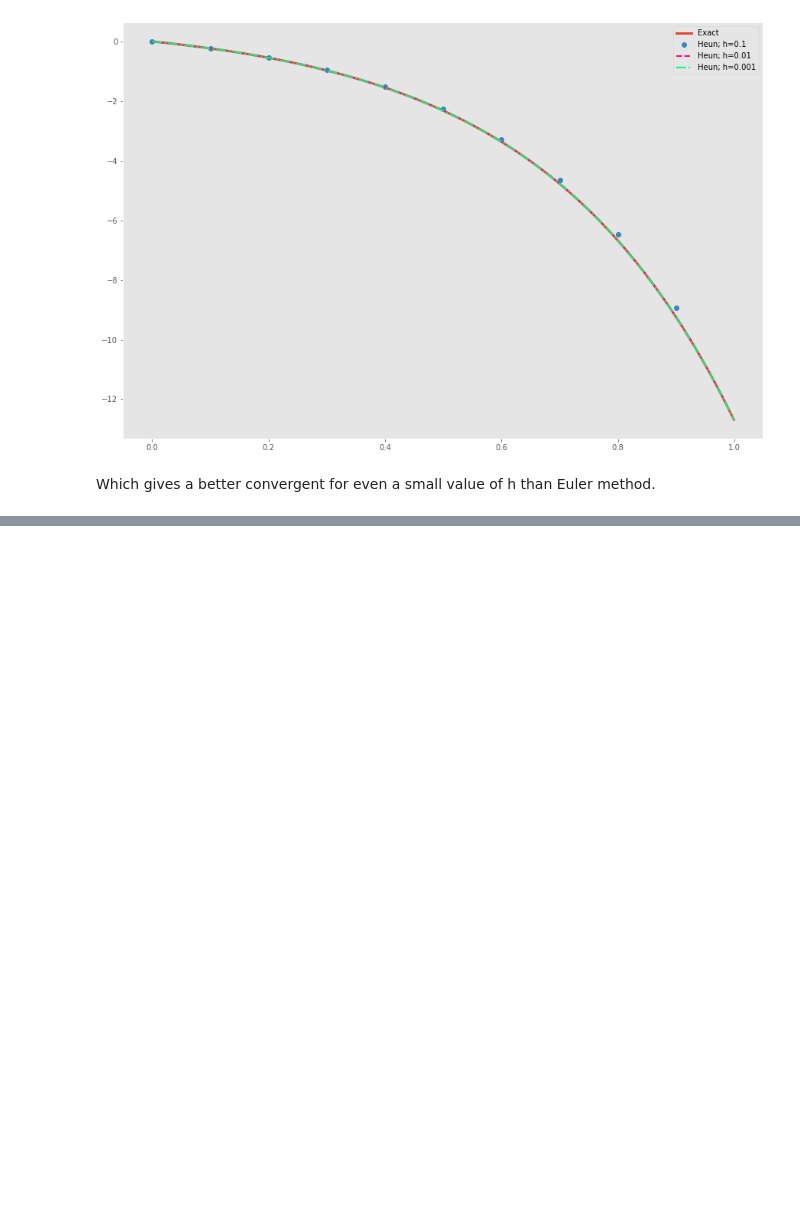
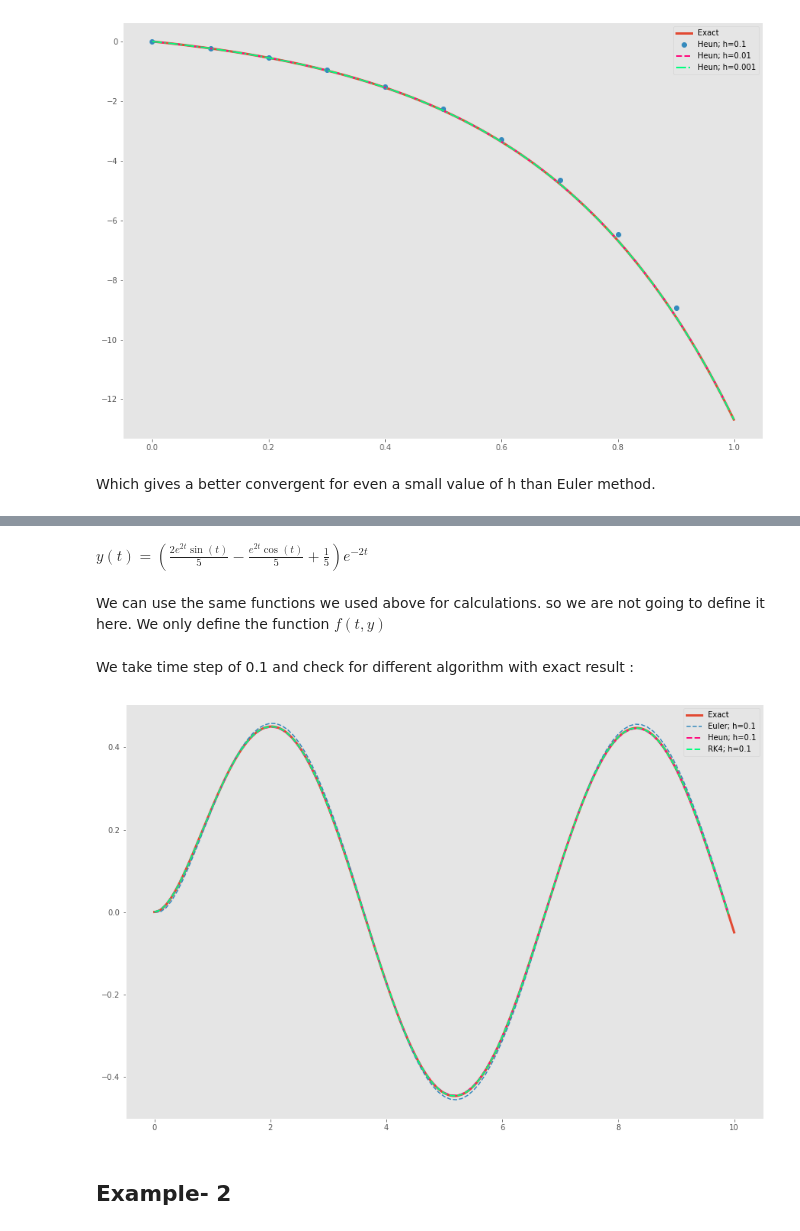
Before and after one commit to phy6boy/stochdynpy, a Jupyter notebook: B01_deterministic_de_1.ipynb, the cells around one changed output, grey strips where cells are left out. Drawn from its saved outputs; the diff is of its cells as text; code cells hidden in the pictures; blank space fills up the shorter version.

```diff
--- a/B01_deterministic_de_1.ipynb
+++ b/B01_deterministic_de_1.ipynb
@@ -223,0 +341,16 @@ Its clear that Heun's method takes longer time, but gives more meaningfull resul
+# %%
+# setting up variables
+t = sy.var("t")
+y = sy.Function("y")
+
+# defining differential equation
+eq = sy.Eq(sy.Derivative(y(t), t), -2*y(t) + sy.sin(t))
+
+IC = {y(0) : 0}                       # Appliying initial condition
+sol = sy.dsolve(eq, y(t), ics=IC)     # Solving DE
+
+sol
+# %% [output]
+$\displaystyle y{\left(t \right)} = \left(\frac{2 e^{2 t} \sin{\left(t \right)}}{5} - \frac{e^{2 t} \cos{\left(t \right)}}{5} + \frac{1}{5}\right) e^{- 2 t}$
+# %% [markdown]
+We can use the same functions we used above for calculations. so we are not going to define it here. We only define the function $f(t, y)$
@@ -223,0 +360,34 @@ Its clear that Heun's method takes longer time, but gives more meaningfull resul
+# %% [markdown]
+We take time step of 0.1 and check for different algorithm with exact result :
+# %%
+t0 = 0
+tf = 10
+t = np.arange(t0, tf, 0.1)
+
+y_euler = Euler(t)
+y_heun  = Heun(t)
+y_rk4   = RK4(t)
+
+def y_true(t):                   # exact soln
+    """
+    analytical solution obtained by sympy
+    """
+
+    return (1/5 + 2*np.exp(2*t)*np.sin(t)/5 - np.exp(2*t)*np.cos(t)/5) * np.exp(-2*t)
+
+t_exact = np.arange(t0, tf, 0.001)
+y_exact = y_true(t_exact)
+# %%
+plt.figure(figsize=(15, 10))
+plt.plot(t_exact, y_exact, lw=3, label="Exact")
+plt.plot(t, y_euler, "--", label="Euler; h=0.1")
+plt.plot(t, y_heun, "--", lw=2, c="#FF0C7E", label="Heun; h=0.1")
+plt.plot(t, y_rk4, "--", lw=2, c="#00FF7E", label="RK4; h=0.1")
+
+plt.grid()
+plt.legend()
+plt.show()
+# %% [output]
+[figure, added]
+# %% [markdown]
+## Example- 2
```
Also changed, not shown: parts of 22 cells of this notebook.
